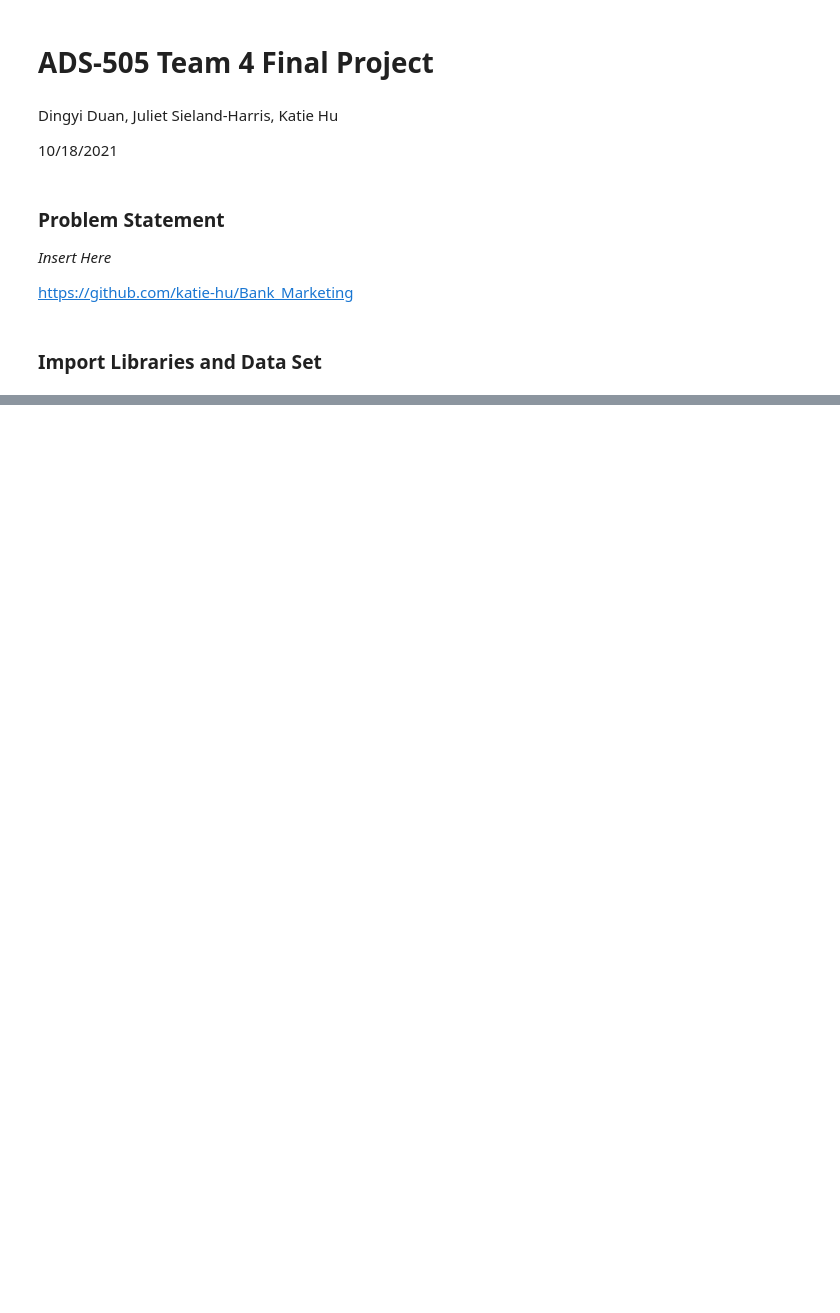
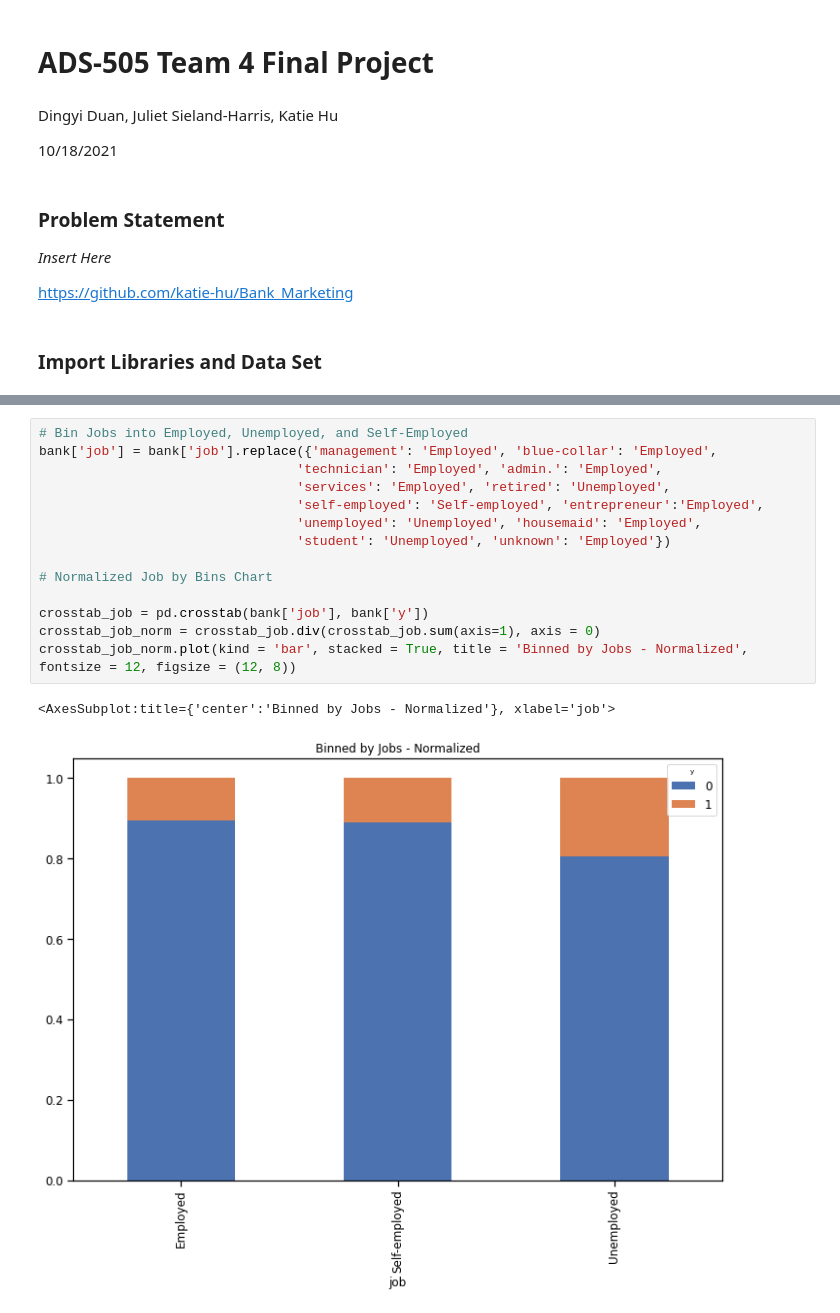
Before and after one commit to katie-hu/Bank_Marketing, a Jupyter notebook: Team 4 Final Project.ipynb, the cells around one changed output, grey strips where cells are left out. Cells and saved outputs as stored; diff of their text form; blank space fills up the shorter version.

```diff
--- a/Team 4 Final Project.ipynb
+++ b/Team 4 Final Project.ipynb
@@ -115,0 +290,17 @@ dtype: int64
+# %%
+# Bin Jobs into Employed, Unemployed, and Self-Employed
+bank['job'] = bank['job'].replace({'management': 'Employed', 'blue-collar': 'Employed',
+                                 'technician': 'Employed', 'admin.': 'Employed',
+                                 'services': 'Employed', 'retired': 'Unemployed',
+                                 'self-employed': 'Self-employed', 'entrepreneur':'Employed',
+                                 'unemployed': 'Unemployed', 'housemaid': 'Employed',
+                                 'student': 'Unemployed', 'unknown': 'Employed'})
+
+# Normalized Job by Bins Chart
+
+crosstab_job = pd.crosstab(bank['job'], bank['y'])
+crosstab_job_norm = crosstab_job.div(crosstab_job.sum(axis=1), axis = 0)
+crosstab_job_norm.plot(kind = 'bar', stacked = True, title = 'Binned by Jobs - Normalized', fontsize = 12, figsize = (12, 8))
+# %% [output]
+<AxesSubplot:title={'center':'Binned by Jobs - Normalized'}, xlabel='job'>
+[figure, added]
```
Also changed, not shown: parts of 63 cells of this notebook, 1 other file.
